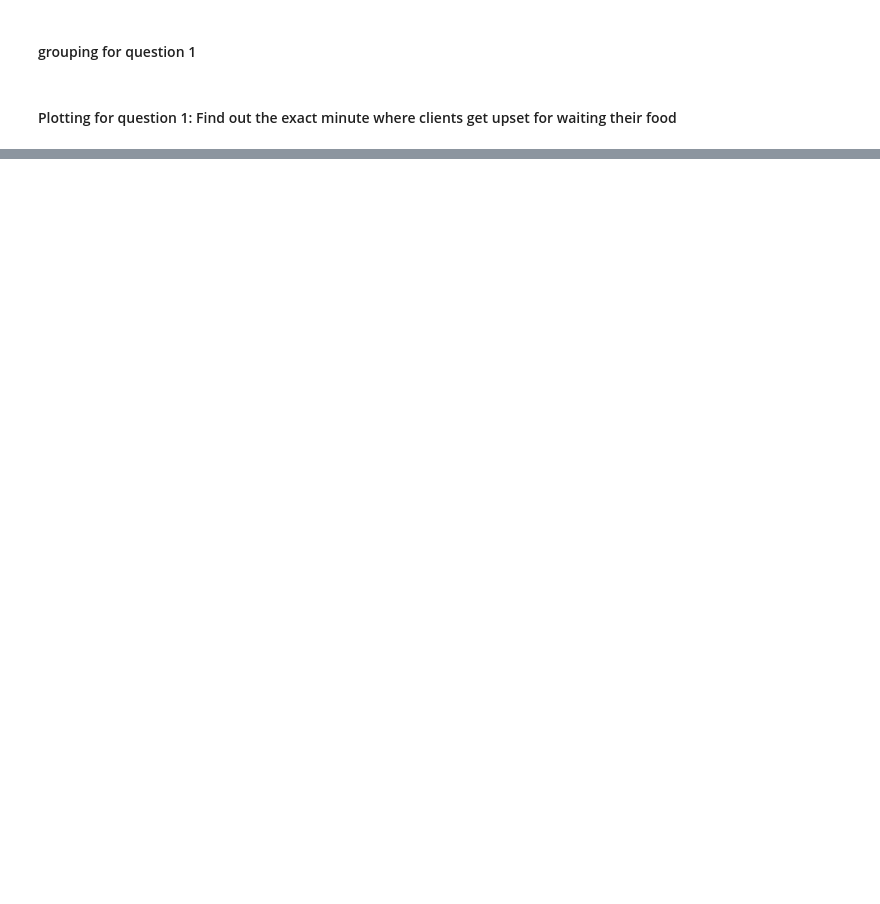
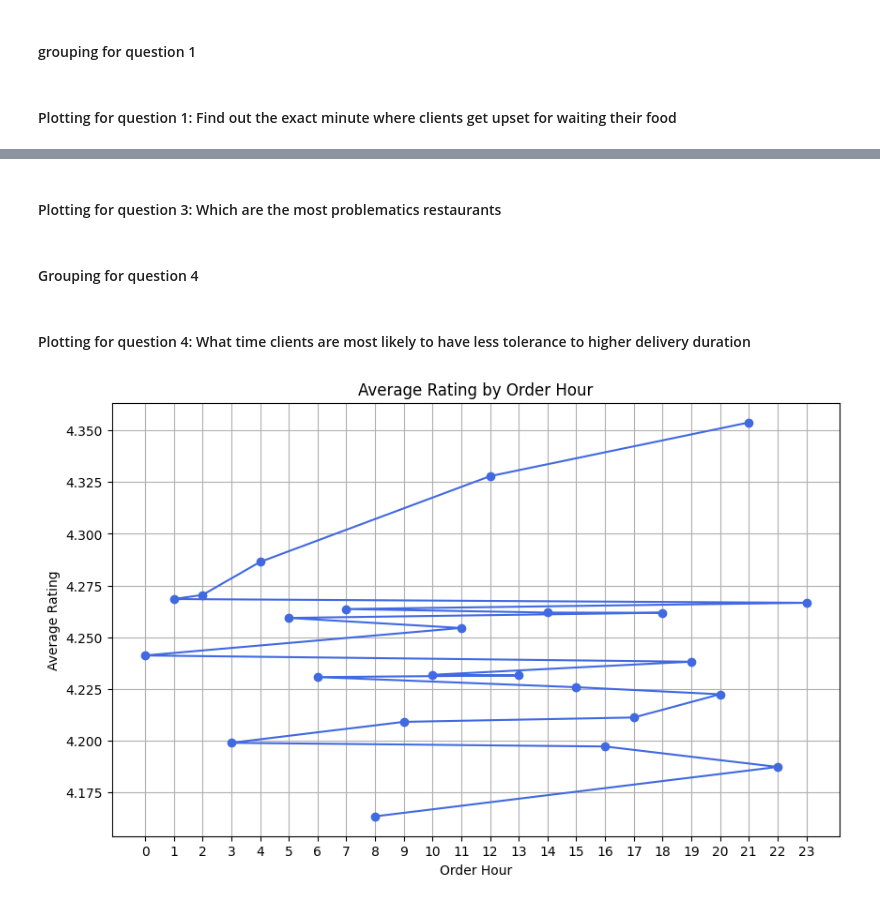
Before and after one commit to Crismar12/Operational-Analysis-of-Food-Delivery, a Jupyter notebook: notebooks/02_exploratory_data_analysis.ipynb, the cells around one changed output, grey strips where cells are left out. Cells and saved outputs as stored; diff of their text form; code cells hidden in the pictures; blank space fills up the shorter version.

Commit message:
done with plotting questions

```diff
--- a/notebooks/02_exploratory_data_analysis.ipynb
+++ b/notebooks/02_exploratory_data_analysis.ipynb
@@ -31,0 +41,2 @@ df.sort_values(by='Realistic Rating Order Time')[['Total Bill (in Saudi Riyals)'
+# %% [markdown]
+#### Plotting for question 3: Which are the most problematics restaurants
@@ -31,0 +53,18 @@ df.sort_values(by='Realistic Rating Order Time')[['Total Bill (in Saudi Riyals)'
+# %% [markdown]
+#### Grouping for question 4
+# %%
+df['Order_Hour'] = pd.to_datetime(df['Order Date and Time']).dt.hour
+grouped_order_time = df.groupby('Order_Hour')['Customer_Rating_Order_Time'].mean().sort_values(ascending=True)
+# %% [markdown]
+#### Plotting for question 4: What time clients are most likely to have less tolerance to higher delivery duration
+# %%
+plt.figure(figsize=(10,6))
+plt.plot(grouped_order_time.index, grouped_order_time.values, marker='o', color='royalblue')
+plt.xlabel('Order Hour')
+plt.ylabel('Average Rating')
+plt.title('Average Rating by Order Hour')
+plt.grid(True)
+plt.xticks(grouped_order_time.index)
+plt.show()
+# %% [output]
+[figure, added]
```
Also changed, not shown: parts of 15 cells of this notebook, 2 other files.
